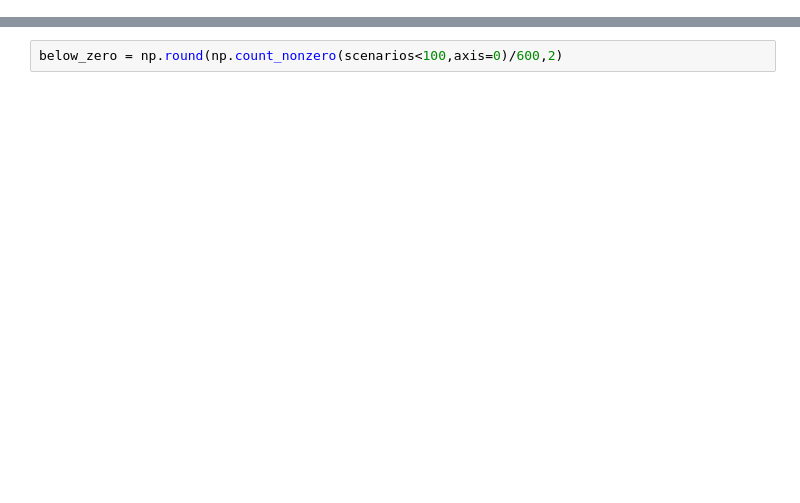
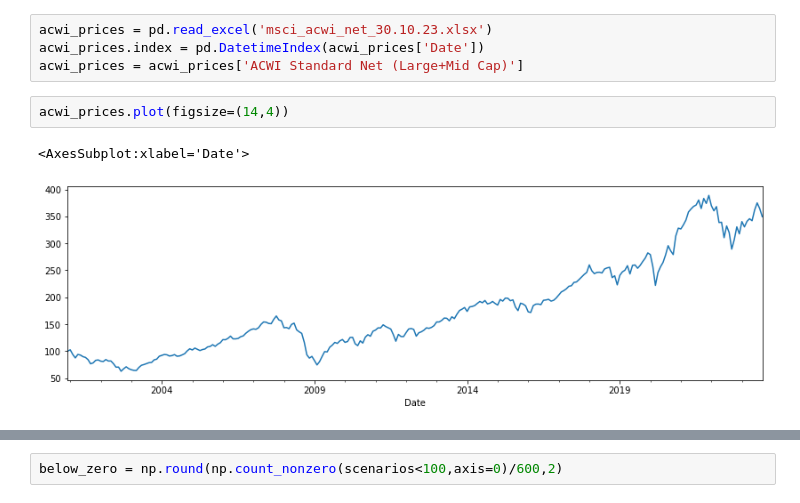
Before and after one commit to msz13/Goal-Based-Investing, a Jupyter notebook: esg/acwi.ipynb, the cells around one changed output, grey strips where cells are left out. Cells and saved outputs as stored; diff of their text form; blank space fills up the shorter version.

```diff
--- a/esg/acwi.ipynb
+++ b/esg/acwi.ipynb
@@ -144,0 +15,9 @@ array([-0.01783154, -0.00028187,  0.03384672,  0.06331372,  0.08874679,
+# %%
+acwi_prices = pd.read_excel('msci_acwi_net_30.10.23.xlsx')
+acwi_prices.index = pd.DatetimeIndex(acwi_prices['Date'])
+acwi_prices = acwi_prices['ACWI Standard Net (Large+Mid Cap)']
+# %%
+acwi_prices.plot(figsize=(14,4))
+# %% [output]
+<AxesSubplot:xlabel='Date'>
+[figure, added]
```
Also changed, not shown: parts of 36 cells of this notebook, 6 other files.
